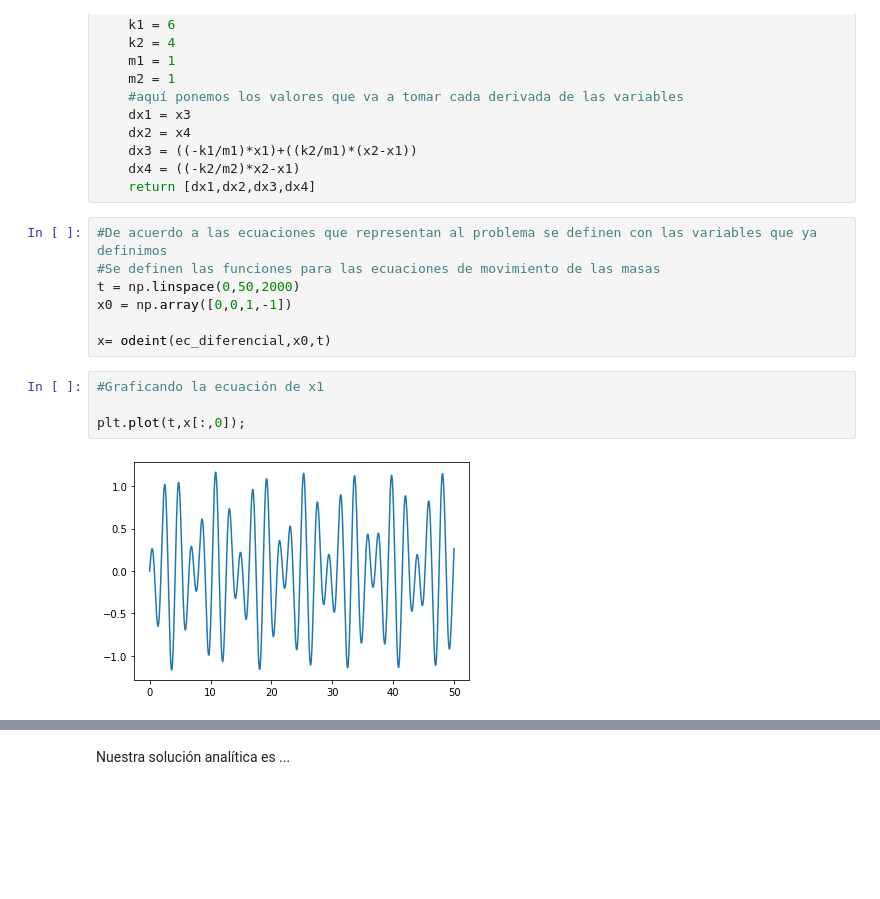
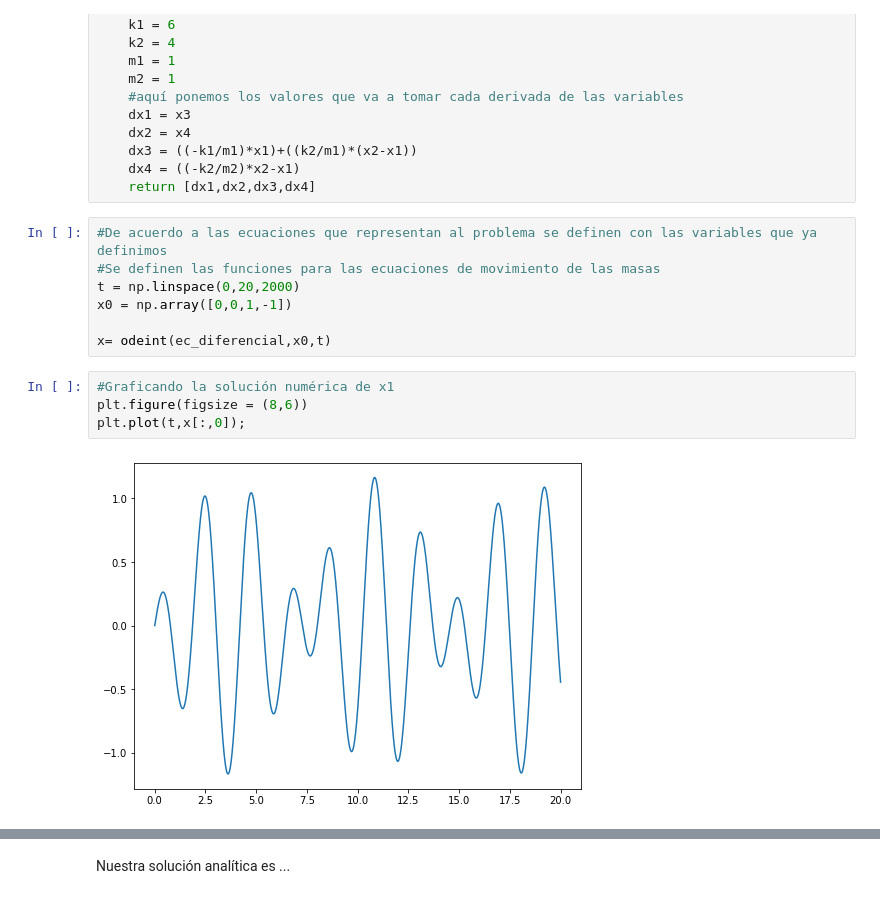
Before and after one commit to JabberTheWock/Proyecto_modulo3, a Jupyter notebook: PM3_HernandezR_MorenoH_CastellanosM.ipynb, the cells around one changed output, grey strips where cells are left out. Cells and saved outputs as stored; diff of their text form; blank space fills up the shorter version.

Commit message:
Solución_5
Avance #5 de la solución

```diff
--- a/PM3_HernandezR_MorenoH_CastellanosM.ipynb
+++ b/PM3_HernandezR_MorenoH_CastellanosM.ipynb
@@ -64,14 +59,14 @@ def ec_diferencial(x,t):
 # %%
 #De acuerdo a las ecuaciones que representan al problema se definen con las variables que ya definimos
 #Se definen las funciones para las ecuaciones de movimiento de las masas
-t = np.linspace(0,50,2000)
+t = np.linspace(0,20,2000)
 x0 = np.array([0,0,1,-1])
 
 x= odeint(ec_diferencial,x0,t)
 # %%
-#Graficando la ecuación de x1
-
+#Graficando la solución numérica de x1
+plt.figure(figsize = (8,6))
 plt.plot(t,x[:,0]);
 # %% [output]
-[figure, old version]
+[figure, new version]
 # %%
```
Also changed, not shown: parts of 9 cells of this notebook.
